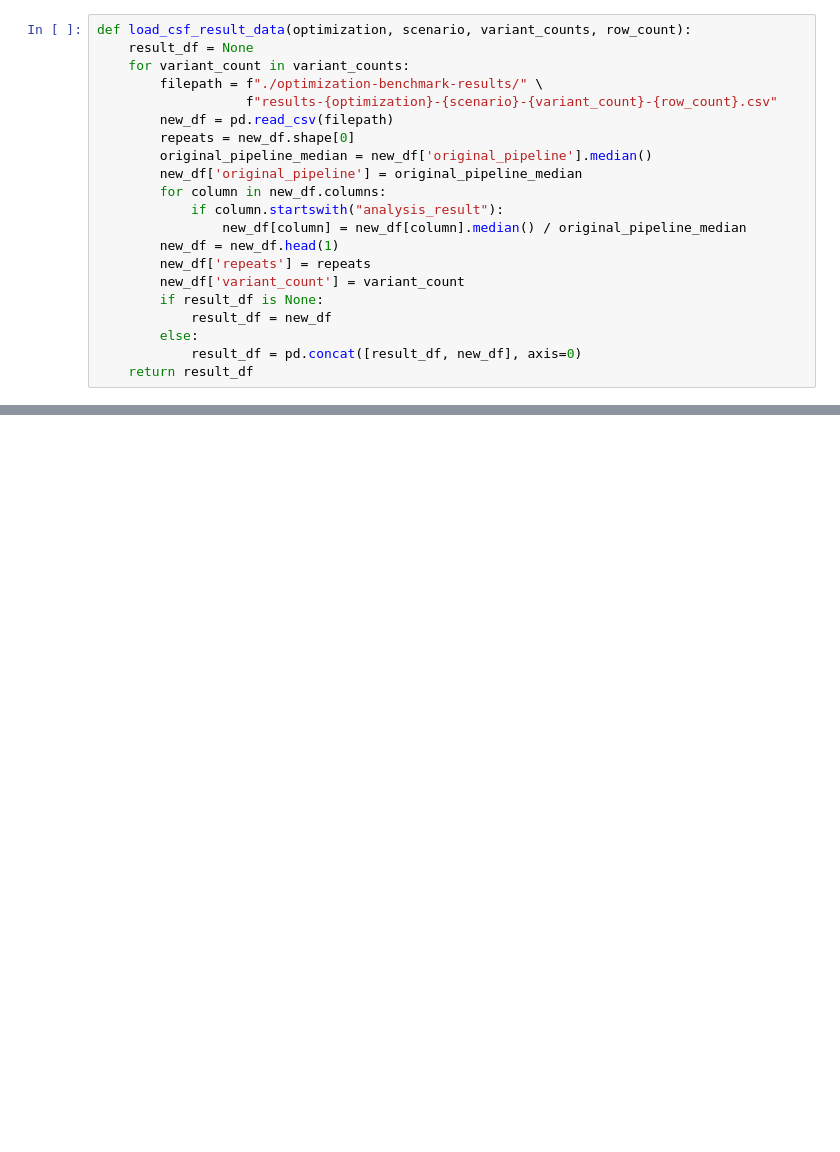
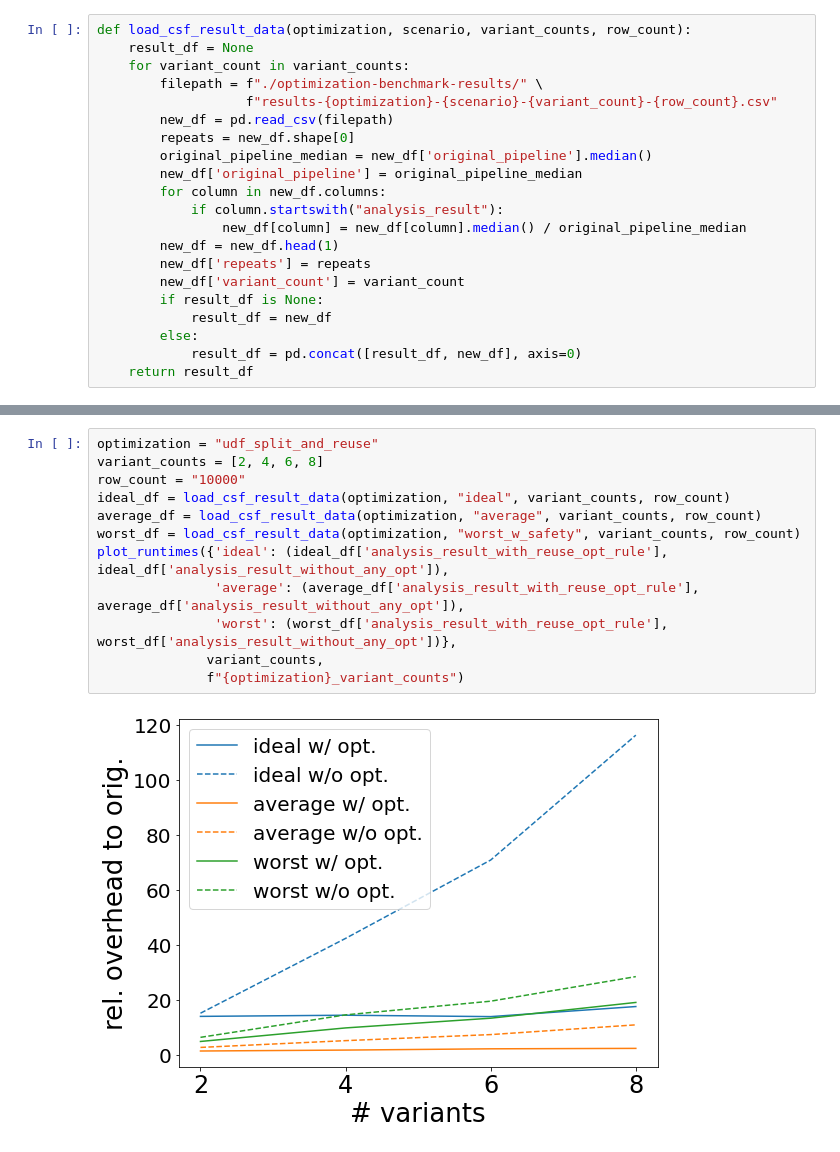
Before and after one commit to stefan-grafberger/mlwhatif, a Jupyter notebook: experiments/plot-benchmark-results--optimizations.ipynb, the cells around one changed output, grey strips where cells are left out. Drawn from its saved outputs; the diff is of its cells as text; blank space fills up the shorter version.

```diff
--- a/experiments/plot-benchmark-results--optimizations.ipynb
+++ b/experiments/plot-benchmark-results--optimizations.ipynb
@@ -103,0 +105,14 @@ plot_runtimes(ideal_df['analysis_result_with_opt_rule'], ideal_df['analysis_resu
+# %%
+optimization = "udf_split_and_reuse"
+variant_counts = [2, 4, 6, 8]
+row_count = "10000"
+ideal_df = load_csf_result_data(optimization, "ideal", variant_counts, row_count)
+average_df = load_csf_result_data(optimization, "average", variant_counts, row_count)
+worst_df = load_csf_result_data(optimization, "worst_w_safety", variant_counts, row_count)
+plot_runtimes({'ideal': (ideal_df['analysis_result_with_reuse_opt_rule'], ideal_df['analysis_result_without_any_opt']),
+               'average': (average_df['analysis_result_with_reuse_opt_rule'], average_df['analysis_result_without_any_opt']),
+               'worst': (worst_df['analysis_result_with_reuse_opt_rule'], worst_df['analysis_result_without_any_opt'])},
+              variant_counts,
+              f"{optimization}_variant_counts")
+# %% [output]
+[figure, added]
```
Also changed, not shown: parts of 6 cells of this notebook, 51 other files.
